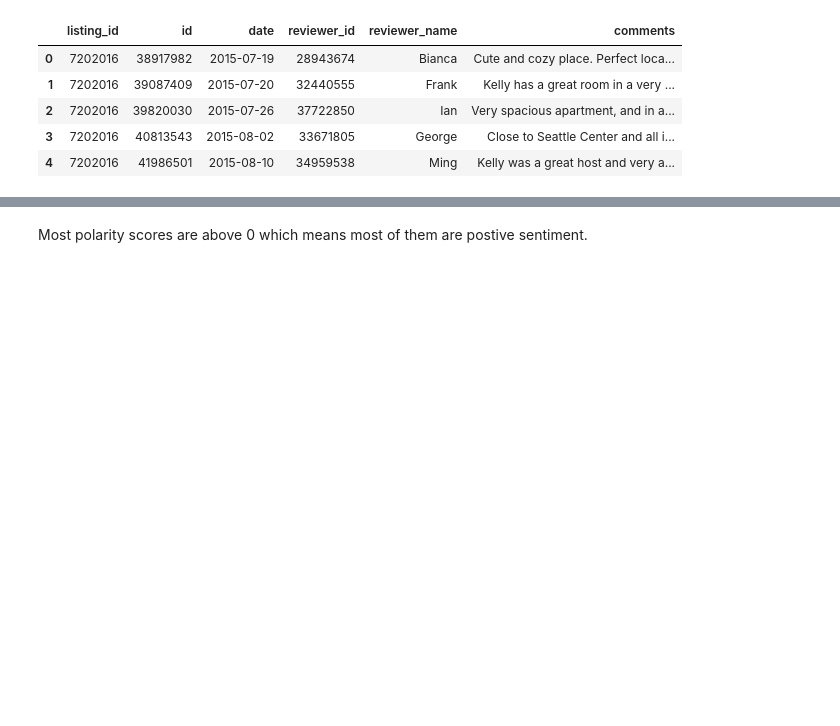
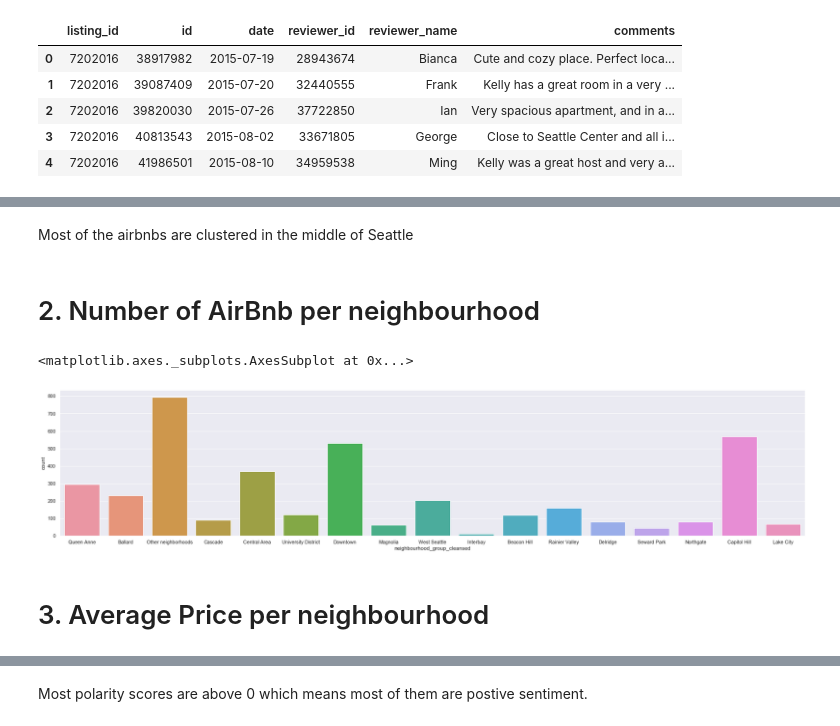
Before and after one commit to CaedenZ/CZ1015miniproject, a Jupyter notebook: main.ipynb, the cells around one changed output, grey strips where cells are left out. Cells and saved outputs as stored; diff of their text form; code cells hidden in the pictures; blank space fills up the shorter version.

```diff
--- a/main.ipynb
+++ b/main.ipynb
@@ -71,0 +140,12 @@ polarity_per_listing_id.head()
+# %% [markdown]
+Most of the airbnbs are clustered in the middle of Seattle
+# %% [markdown]
+# 2. Number of AirBnb per neighbourhood
+# %%
+plt.figure(figsize=(30, 6))
+sb.countplot(listings["neighbourhood_group_cleansed"])
+# %% [output]
+<matplotlib.axes._subplots.AxesSubplot at 0x...>
+[figure, added]
+# %% [markdown]
+# 3. Average Price per neighbourhood
```
Also changed, not shown: parts of 40 cells of this notebook.
